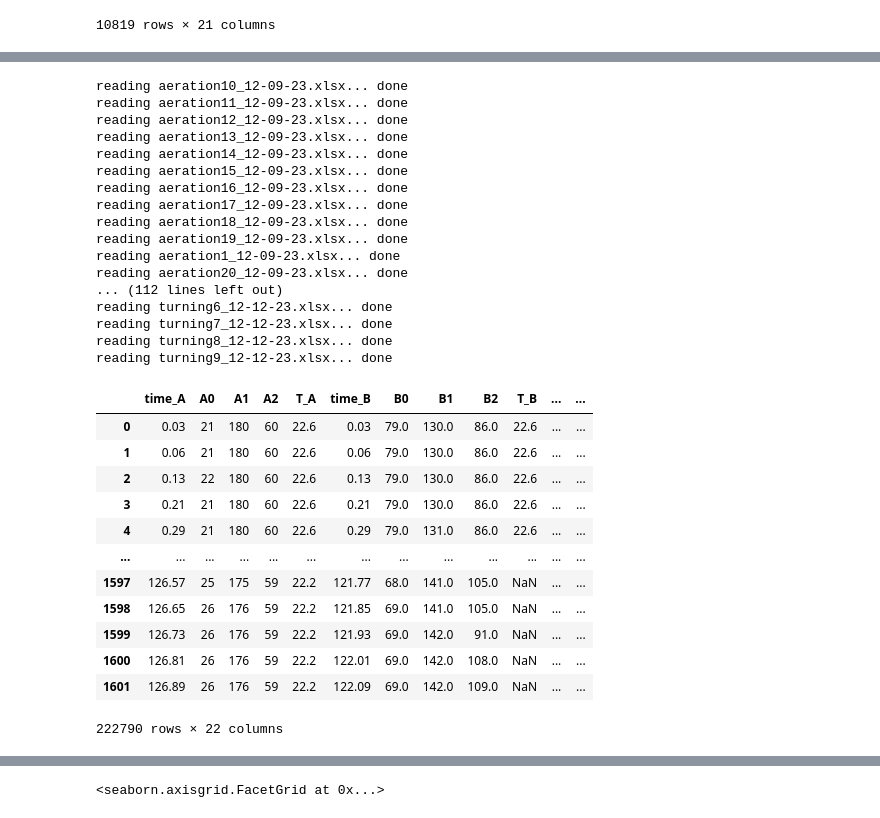
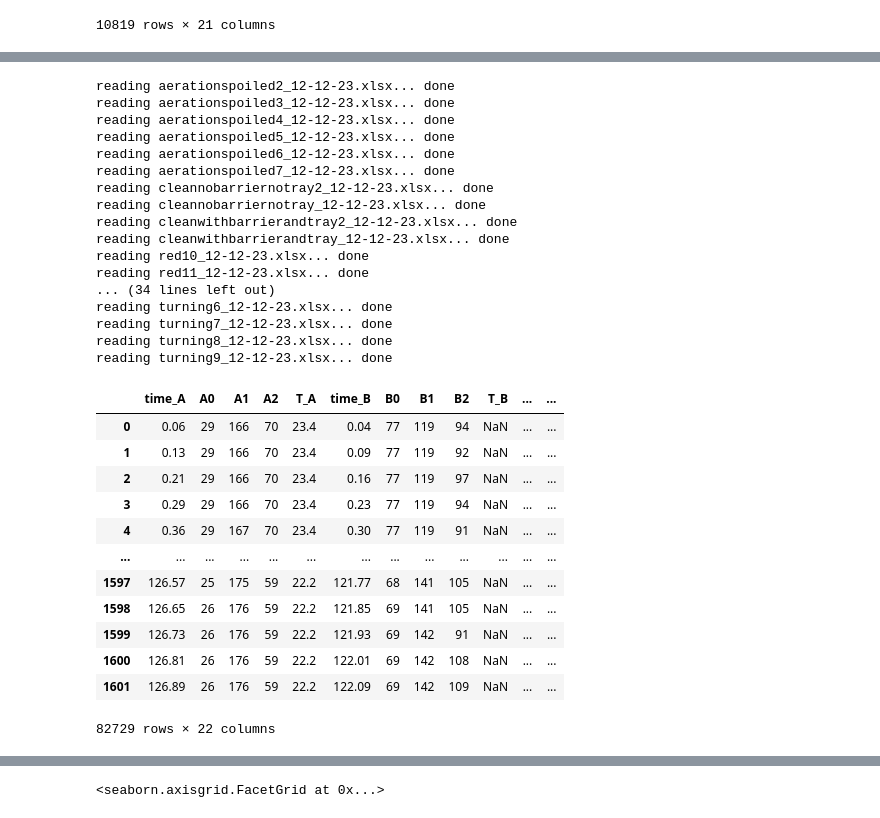
Before and after one commit to json-commits/TOM-MQ-Sensor-Data-Collection, a Jupyter notebook: graphing_data.ipynb, the cells around one changed output, grey strips where cells are left out. Cells and saved outputs as stored; diff of their text form; code cells hidden in the pictures.

```diff
--- a/graphing_data.ipynb
+++ b/graphing_data.ipynb
@@ -466,7 +466,7 @@ import os
 import pandas as pd
 
 master_df = pd.DataFrame()
-files_path = 'master_xlsx'
+files_path = '12-12-2023/xlsx'
 files_list = os.listdir(files_path)
 for i in range(len(files_list)):
     print(f"reading {files_list[i]}...", end=" ")
@@ -475,58 +475,58 @@ for i in range(len(files_list)):
     df = pd.read_excel(f'{files_path}/{files_list[i]}', index_col=0)
     df['file_origin'] = data_label
     if 'aeration' in data_label:
         data_label = 'aeration'
     elif 'clean' in data_label:
         data_label = 'clean'
     elif 'green' in data_label:
         data_label = 'green'
     elif 'breaker' in data_label:
         data_label = 'breaker'
     elif 'turning' in data_label:
         data_label = 'turning'
     elif 'red' in data_label:
         data_label = 'red'
     elif 'spoiled' in data_label:
         data_label = 'spoiled'
     else:
         data_label = data_label[:-14]
 
     df['data_label'] = data_label
     master_df = pd.concat([master_df, df])
     print("done")
 
 master_df
 # %% [output]
-reading aeration10_12-09-23.xlsx... done
-reading aeration11_12-09-23.xlsx... done
-reading aeration12_12-09-23.xlsx... done
-reading aeration13_12-09-23.xlsx... done
-reading aeration14_12-09-23.xlsx... done
-reading aeration15_12-09-23.xlsx... done
-reading aeration16_12-09-23.xlsx... done
-reading aeration17_12-09-23.xlsx... done
-reading aeration18_12-09-23.xlsx... done
-reading aeration19_12-09-23.xlsx... done
-reading aeration1_12-09-23.xlsx... done
-reading aeration20_12-09-23.xlsx... done
-... (112 lines left out)
+reading aerationspoiled2_12-12-23.xlsx... done
+reading aerationspoiled3_12-12-23.xlsx... done
+reading aerationspoiled4_12-12-23.xlsx... done
+reading aerationspoiled5_12-12-23.xlsx... done
+reading aerationspoiled6_12-12-23.xlsx... done
+reading aerationspoiled7_12-12-23.xlsx... done
+reading cleannobarriernotray2_12-12-23.xlsx... done
+reading cleannobarriernotray_12-12-23.xlsx... done
+reading cleanwithbarrierandtray2_12-12-23.xlsx... done
+reading cleanwithbarrierandtray_12-12-23.xlsx... done
+reading red10_12-12-23.xlsx... done
+reading red11_12-12-23.xlsx... done
+... (34 lines left out)
 reading turning6_12-12-23.xlsx... done
 reading turning7_12-12-23.xlsx... done
 reading turning8_12-12-23.xlsx... done
 reading turning9_12-12-23.xlsx... done
 |  | time_A | A0 | A1 | A2 | T_A | time_B | B0 | B1 | B2 | T_B | ... | ... |
-| 0 | 0.03 | 21 | 180 | 60 | 22.6 | 0.03 | 79.0 | 130.0 | 86.0 | 22.6 | ... | ... |
-| 1 | 0.06 | 21 | 180 | 60 | 22.6 | 0.06 | 79.0 | 130.0 | 86.0 | 22.6 | ... | ... |
-| 2 | 0.13 | 22 | 180 | 60 | 22.6 | 0.13 | 79.0 | 130.0 | 86.0 | 22.6 | ... | ... |
-| 3 | 0.21 | 21 | 180 | 60 | 22.6 | 0.21 | 79.0 | 130.0 | 86.0 | 22.6 | ... | ... |
-| 4 | 0.29 | 21 | 180 | 60 | 22.6 | 0.29 | 79.0 | 131.0 | 86.0 | 22.6 | ... | ... |
+| 0 | 0.06 | 29 | 166 | 70 | 23.4 | 0.04 | 77 | 119 | 94 | NaN | ... | ... |
+| 1 | 0.13 | 29 | 166 | 70 | 23.4 | 0.09 | 77 | 119 | 92 | NaN | ... | ... |
+| 2 | 0.21 | 29 | 166 | 70 | 23.4 | 0.16 | 77 | 119 | 97 | NaN | ... | ... |
+| 3 | 0.29 | 29 | 166 | 70 | 23.4 | 0.23 | 77 | 119 | 94 | NaN | ... | ... |
+| 4 | 0.36 | 29 | 167 | 70 | 23.4 | 0.30 | 77 | 119 | 91 | NaN | ... | ... |
 | ... | ... | ... | ... | ... | ... | ... | ... | ... | ... | ... | ... | ... |
-| 1597 | 126.57 | 25 | 175 | 59 | 22.2 | 121.77 | 68.0 | 141.0 | 105.0 | NaN | ... | ... |
-| 1598 | 126.65 | 26 | 176 | 59 | 22.2 | 121.85 | 69.0 | 141.0 | 105.0 | NaN | ... | ... |
-| 1599 | 126.73 | 26 | 176 | 59 | 22.2 | 121.93 | 69.0 | 142.0 | 91.0 | NaN | ... | ... |
-| 1600 | 126.81 | 26 | 176 | 59 | 22.2 | 122.01 | 69.0 | 142.0 | 108.0 | NaN | ... | ... |
-| 1601 | 126.89 | 26 | 176 | 59 | 22.2 | 122.09 | 69.0 | 142.0 | 109.0 | NaN | ... | ... |
+| 1597 | 126.57 | 25 | 175 | 59 | 22.2 | 121.77 | 68 | 141 | 105 | NaN | ... | ... |
+| 1598 | 126.65 | 26 | 176 | 59 | 22.2 | 121.85 | 69 | 141 | 105 | NaN | ... | ... |
+| 1599 | 126.73 | 26 | 176 | 59 | 22.2 | 121.93 | 69 | 142 | 91 | NaN | ... | ... |
+| 1600 | 126.81 | 26 | 176 | 59 | 22.2 | 122.01 | 69 | 142 | 108 | NaN | ... | ... |
+| 1601 | 126.89 | 26 | 176 | 59 | 22.2 | 122.09 | 69 | 142 | 109 | NaN | ... | ... |
-222790 rows × 22 columns
+82729 rows × 22 columns
 # %%
 m_df = pd.DataFrame()
 
```
Also changed, not shown: parts of 10 cells of this notebook, 26 other files.
